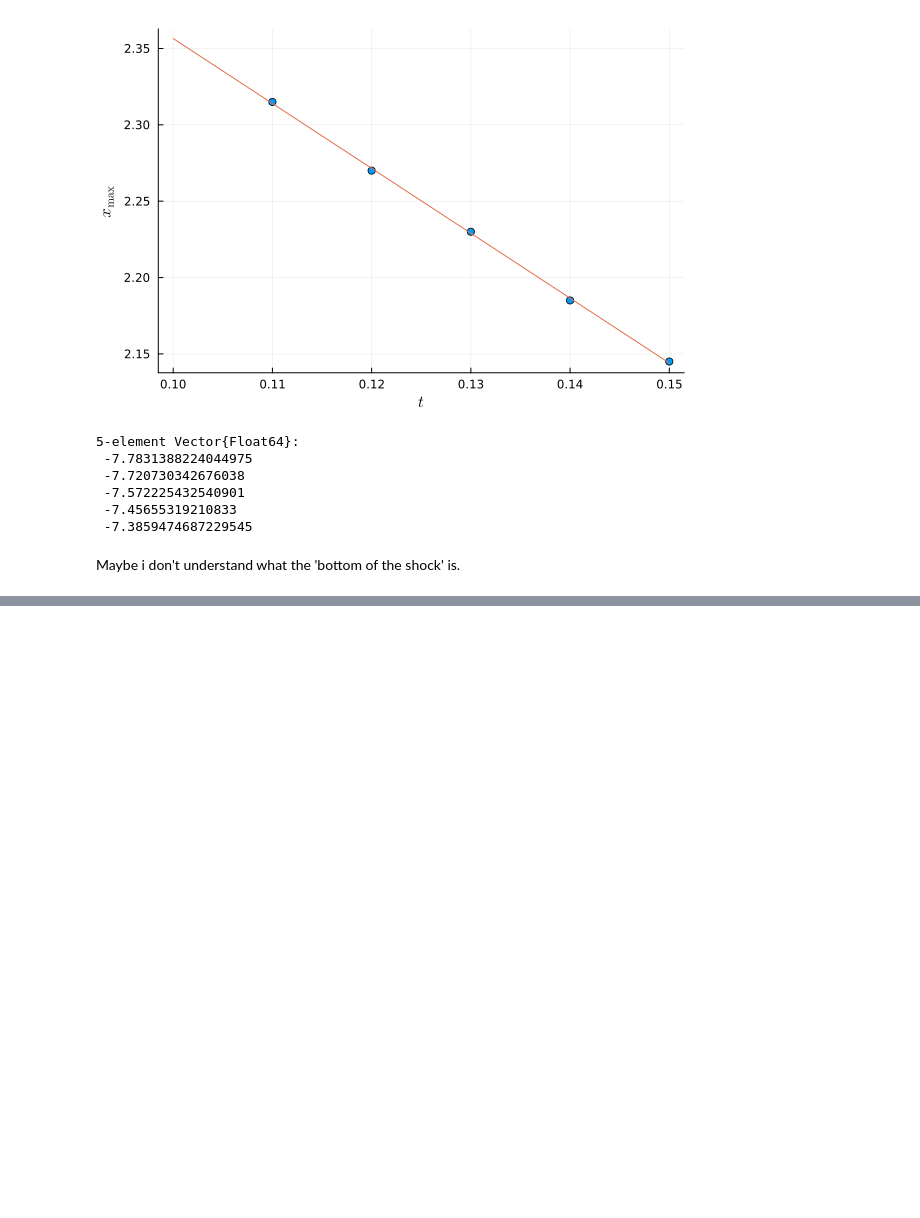
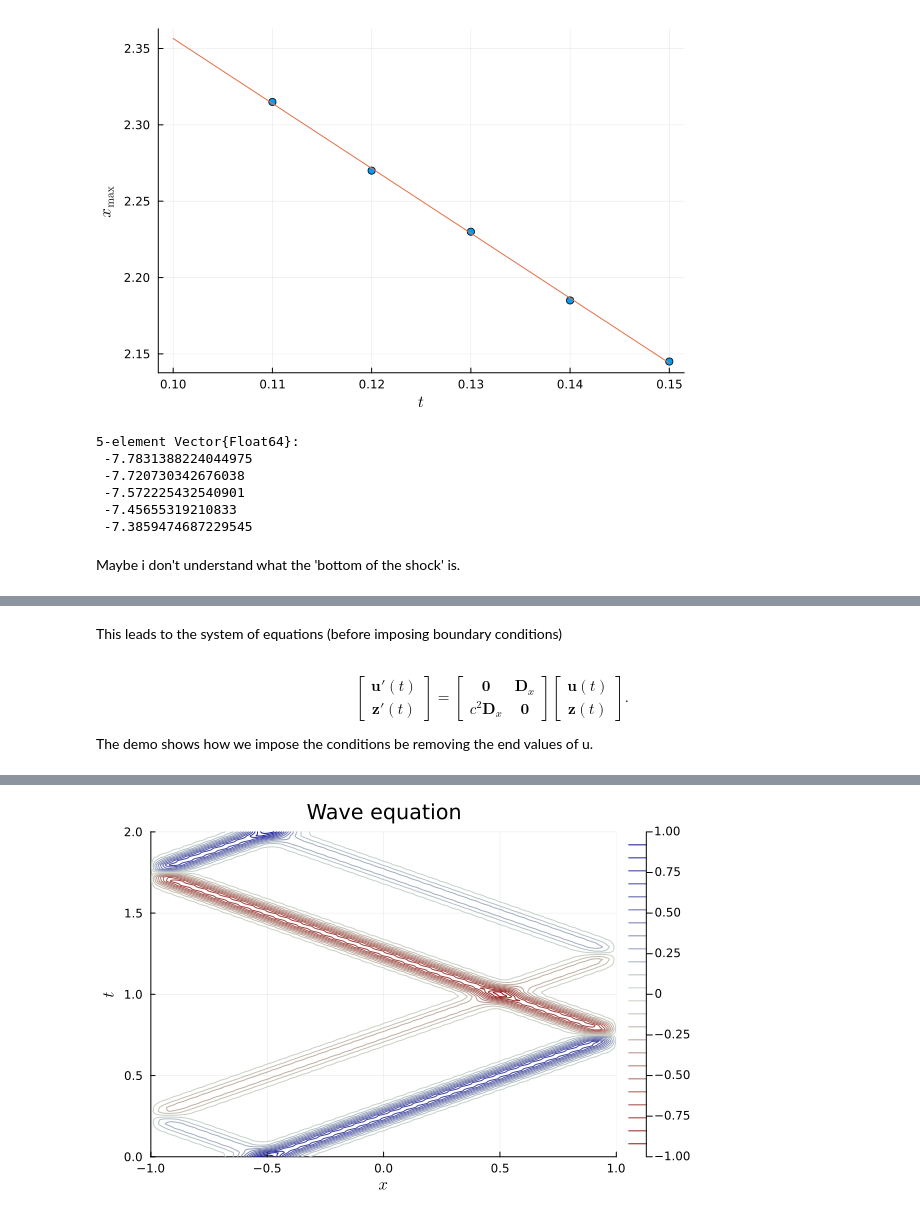
Before and after one commit to DrEntropy/FNC, a Jupyter notebook: Chapter12.ipynb, the cells around one changed output, grey strips where cells are left out. Cells and saved outputs as stored; diff of their text form; code cells hidden in the pictures; blank space fills up the shorter version.

```diff
--- a/Chapter12.ipynb
+++ b/Chapter12.ipynb
@@ -185,0 +266,19 @@ Maybe i don't understand what the 'bottom of the shock' is.
+# %%
+m = 80
+x,Dₓ = FNC.diffcheb(m,[0,1])
+
+# interior points
+int = 1:m
+
+# add rightmost boundary point
+extend = v -> [v;0]
+
+function ode!(f,v,c,t)
+    u = extend(v)
+    uₓ = Dₓ*u
+    @. f = -c*uₓ[int]
+end;
+# %%
+init = @. exp(-80*(x[int]-0.5)^2)
+ivp = ODEProblem(ode!,init,(0.,1),-1)
+u = solve(ivp);
@@ -185,0 +394,52 @@ Maybe i don't understand what the 'bottom of the shock' is.
+# %% [markdown]
+This leads to the system of equations (before imposing boundary conditions)
+# %% [markdown]
+$$
+  \begin{bmatrix}
+    \mathbf{u}'(t) \\[2mm]  \mathbf{z}'(t)
+  \end{bmatrix}
+  =
+  \begin{bmatrix}
+    \boldsymbol{0} & \mathbf{D}_x \\[2mm] c^2 \mathbf{D}_x & \boldsymbol{0}
+  \end{bmatrix}
+  \begin{bmatrix}
+    \mathbf{u}(t) \\[2mm] \mathbf{z}(t)
+  \end{bmatrix}.
+$$
+
+The demo shows how we impose the conditions be removing the end values of u.
+# %%
+m = 200
+x,Dₓ = FNC.diffcheb(m,[-1,1]);
+
+# utilities to exend the interior to the boundary and then contract again
+extend = v -> [0;v;0]
+chop = u -> u[2:m];
+
+# Compute the time derivative at *interior* points
+# note that w is [u,z] concatenated
+
+ode = function(w,c,t)
+    u = extend(w[1:m-1])
+    z = w[m:2m]
+    dudt = Dₓ*z
+    dzdt = c^2*(Dₓ*u)
+    return [ chop(dudt); dzdt ]
+end;
+
+# initial condition
+u_init = @. exp(-100*(x+0.5)^2)
+z_init = -u_init # arbitrary?
+w_init = [ chop(u_init); z_init ];
+
+
+IVP = ODEProblem(ode,w_init,(0.,2.),2)
+w = solve(IVP,RK4());
+
+
+t = range(0,2,length=80)
+U = [extend(w(t)[1:m-1]) for t in t]
+contour(x,t,hcat(U...)',color=:redsblues,clims=(-1,1),
+    levels=24,xlabel=L"x",ylabel=L"t",title="Wave equation",
+    right_margin=3Plots.mm)
+# %% [output]
@@ -185,0 +448 @@ Maybe i don't understand what the 'bottom of the shock' is.
+[figure, added]
```
Also changed, not shown: parts of 17 cells of this notebook, 4 other files.
